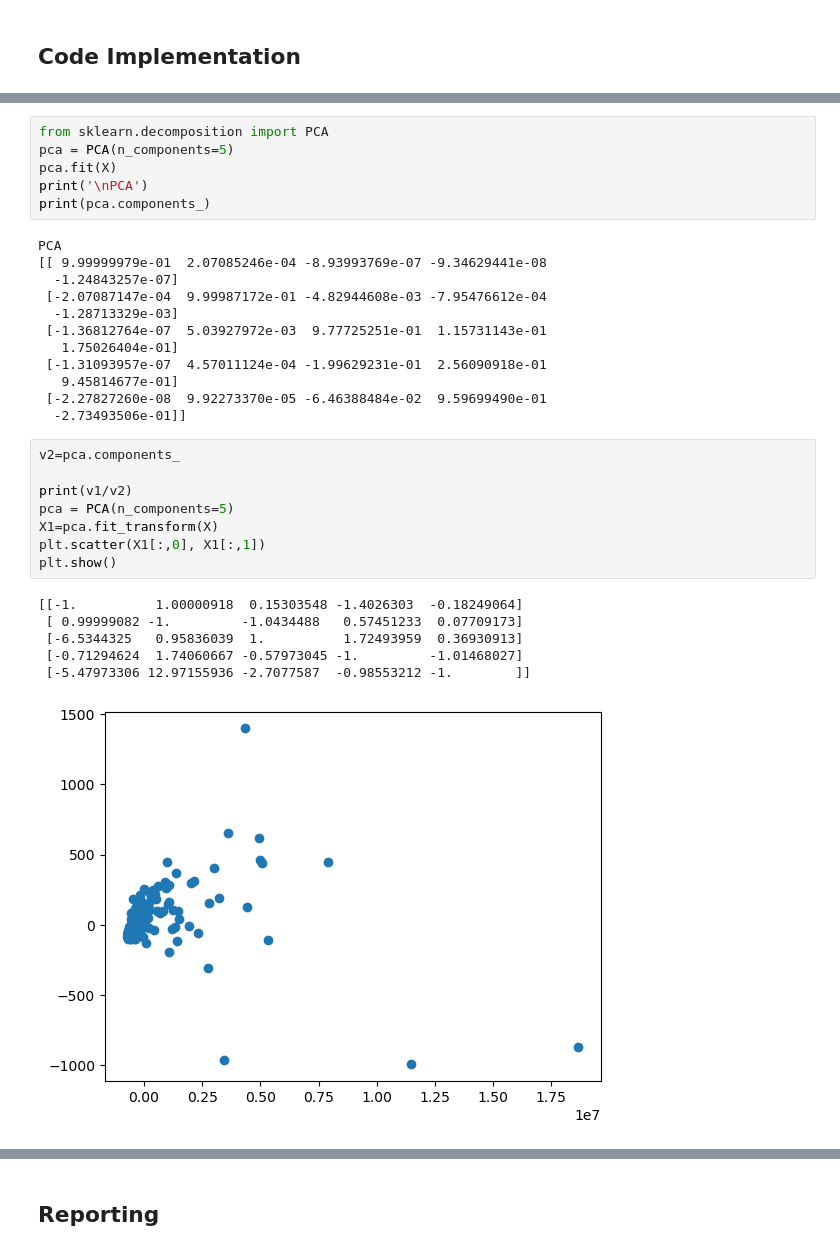
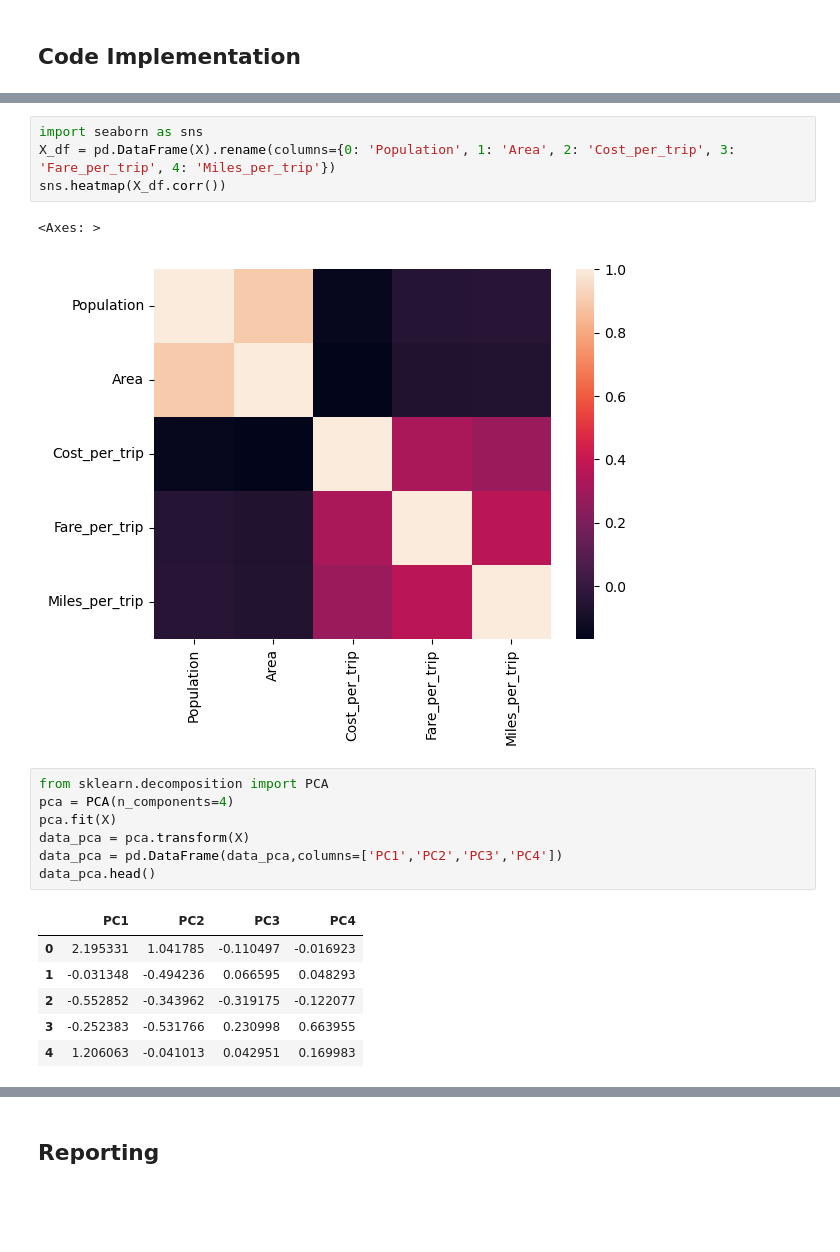
Before and after one commit to anly501/dsan-5000-project-jsweren1, a Jupyter notebook: dsan-website/5000-website/dimensionality_reduction/dimensionality_reduction.ipynb, the cells around one changed output, grey strips where cells are left out. Cells and saved outputs as stored; diff of their text form; blank space fills up the shorter version.

```diff
--- a/dsan-website/5000-website/dimensionality_reduction/dimensionality_reduction.ipynb
+++ b/dsan-website/5000-website/dimensionality_reduction/dimensionality_reduction.ipynb
@@ -61,33 +85,21 @@ Intel MKL WARNING: Support of Intel(R) Streaming SIMD Extensions 4.2 (Intel(R) S
+# %%
+import seaborn as sns
+X_df = pd.DataFrame(X).rename(columns={0: 'Population', 1: 'Area', 2: 'Cost_per_trip', 3: 'Fare_per_trip', 4: 'Miles_per_trip'})
+sns.heatmap(X_df.corr())
+# %% [output]
+<Axes: >
+[figure, added]
 # %%
 from sklearn.decomposition import PCA
-pca = PCA(n_components=5)
+pca = PCA(n_components=4)
 pca.fit(X)
-print('\nPCA')
-print(pca.components_)
+data_pca = pca.transform(X)
+data_pca = pd.DataFrame(data_pca,columns=['PC1','PC2','PC3','PC4'])
+data_pca.head()
 # %% [output]
-PCA
-[[ 9.99999979e-01  2.07085246e-04 -8.93993769e-07 -9.34629441e-08
-  -1.24843257e-07]
- [-2.07087147e-04  9.99987172e-01 -4.82944608e-03 -7.95476612e-04
-  -1.28713329e-03]
- [-1.36812764e-07  5.03927972e-03  9.77725251e-01  1.15731143e-01
-   1.75026404e-01]
- [-1.31093957e-07  4.57011124e-04 -1.99629231e-01  2.56090918e-01
-   9.45814677e-01]
- [-2.27827260e-08  9.92273370e-05 -6.46388484e-02  9.59699490e-01
-  -2.73493506e-01]]
+|  | PC1 | PC2 | PC3 | PC4 |
+| 0 | 2.195331 | 1.041785 | -0.110497 | -0.016923 |
+| 1 | -0.031348 | -0.494236 | 0.066595 | 0.048293 |
+| 2 | -0.552852 | -0.343962 | -0.319175 | -0.122077 |
+| 3 | -0.252383 | -0.531766 | 0.230998 | 0.663955 |
+| 4 | 1.206063 | -0.041013 | 0.042951 | 0.169983 |
-# %%
-v2=pca.components_
-
-print(v1/v2)
-pca = PCA(n_components=5)
-X1=pca.fit_transform(X)
-plt.scatter(X1[:,0], X1[:,1])
-plt.show()
-# %% [output]
-[[-1.          1.00000918  0.15303548 -1.4026303  -0.18249064]
- [ 0.99999082 -1.         -1.0434488   0.57451233  0.07709173]
- [-6.5344325   0.95836039  1.          1.72493959  0.36930913]
- [-0.71294624  1.74060667 -0.57973045 -1.         -1.01468027]
- [-5.47973306 12.97155936 -2.7077587  -0.98553212 -1.        ]]
-[figure, removed]
```
Also changed, not shown: parts of 7 cells of this notebook, 7 other files.
